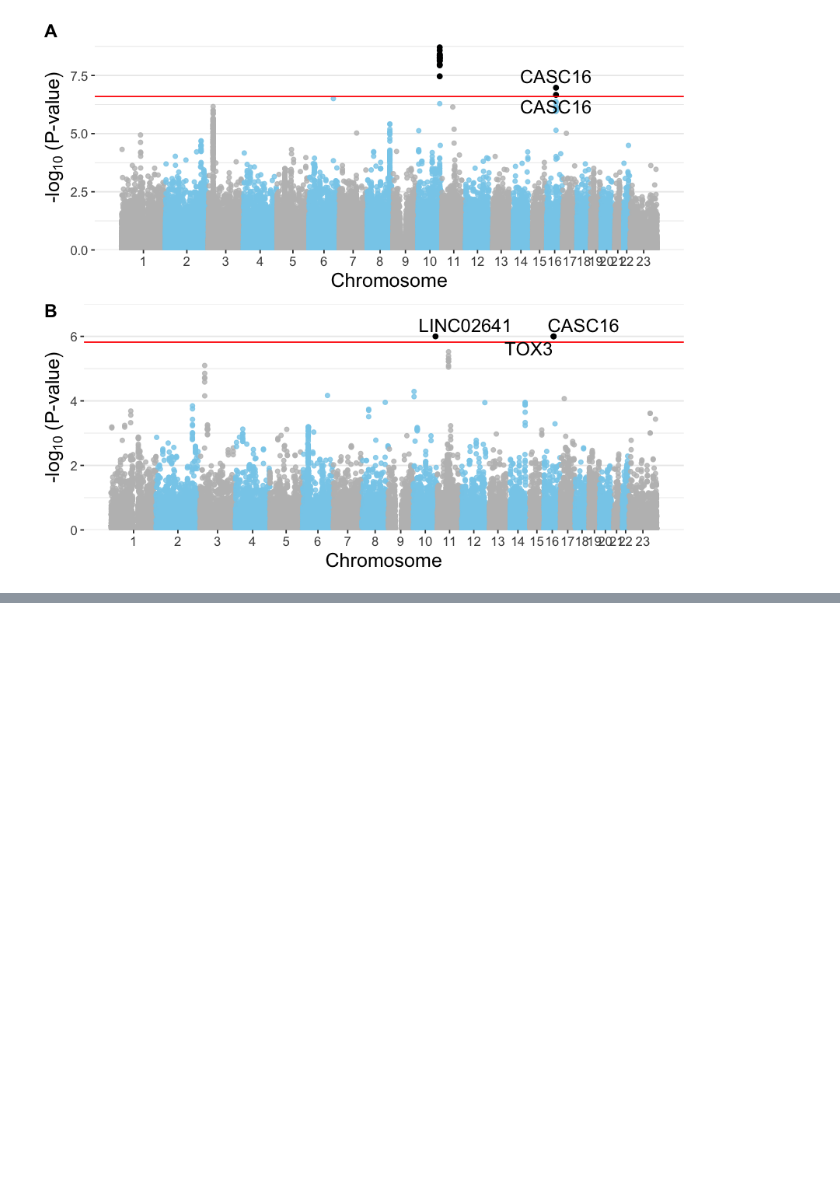
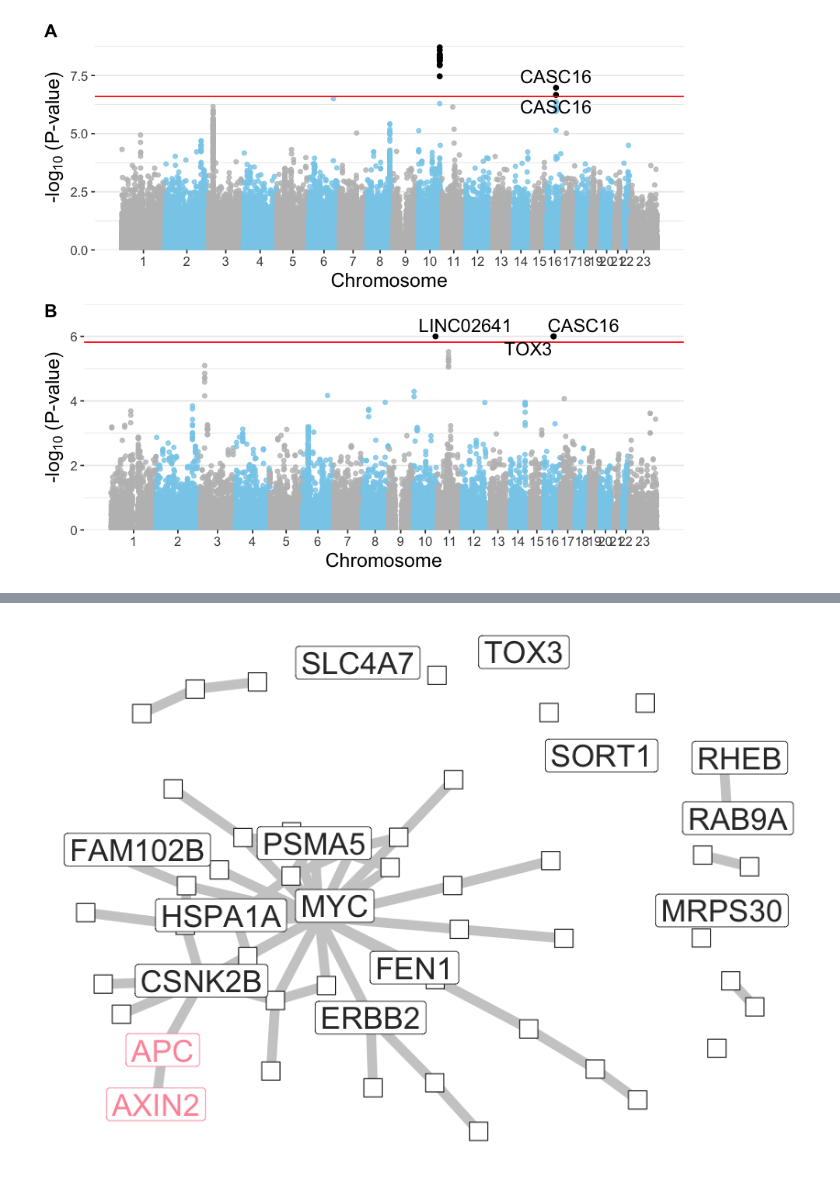
Before and after one commit to hclimente/genewa, a Jupyter notebook: manuscript/figures.ipynb, the cells around one changed output, grey strips where cells are left out. Saved outputs shown, nothing was run; the diff lists cells and outputs as text; code cells hidden in the pictures; blank space fills up the shorter version.

Commit message:
added figure 3

```diff
--- a/manuscript/figures.ipynb
+++ b/manuscript/figures.ipynb
@@ -160,0 +167,31 @@ ggsave('figures/figure_1.pdf', f1, width=7, height=6)
+# %%
+set.seed(2)
+vegas <- read_tsv('../results/preprocessing/scored_genes.vegas.txt', col_types = 'iciddddddcd') %>%
+    select(Gene, `Top-0.1-pvalue`)
+consensus_nodes <- read_tsv('../results/consensus/consensus.tsv', col_types = 'cllllllii')
+
+consensus <- read_tsv('../results/preprocessing/BIOGRID-ORGANISM-Homo_sapiens-3.5.172.tab2.hgnc.txt') %>%
+    select(`Official Symbol Interactor A`, `Official Symbol Interactor B`) %>%
+    graph_from_data_frame(directed = FALSE) %>%
+    as_tbl_graph %>%
+    inner_join(consensus_nodes, by = "name")
+class(consensus) <- 'igraph'
+
+consensus <- consensus %>%
+    ggnetwork %>%
+    left_join(vegas, by = c('vertex.names' = 'Gene')) %>%
+    mutate(vertex.names = as.character(vertex.names))
+highlight <- consensus$num_methods == 3 | consensus$`Top-0.1-pvalue` < 0.001 | consensus$degree > 20 | consensus$known
+
+f3 <- ggplot() +
+    geom_edges(data = consensus, aes(x = x, y = y, xend = xend, yend = yend), size = 3, color = 'grey80') +
+    geom_nodes(data = filter(consensus, !highlight),
+               aes(x = x, y = y, xend = xend, yend = yend), size = 6, fill = 'white', color = 'gray20', shape = 22) +
+    geom_nodelabel_repel(data = filter(consensus, highlight),
+                         aes(x = x, y = y, xend = xend, yend = yend, label = vertex.names, color = known),
+                         size = 7, fill = 'white', force = 0.01) +
+    theme_blank() +
+    labs(size = '# methods') +
+    scale_size_manual(values = c('2' = 6, '3' = 10)) +
+    scale_color_manual(values = c('TRUE' = '#ff96a7', 'FALSE' = 'gray20')) +
+    theme(legend.position = 'none')
@@ -160,0 +217,6 @@ ggsave('figures/figure_1.pdf', f1, width=7, height=6)
+# %%
+options(repr.plot.width=7, repr.plot.height=5)
+f3
+ggsave('figures/figure_3.pdf', f3, width=7, height=5)
+# %% [output]
+[figure, added]
```
Also changed, not shown: parts of 3 cells of this notebook, 2 other files.
